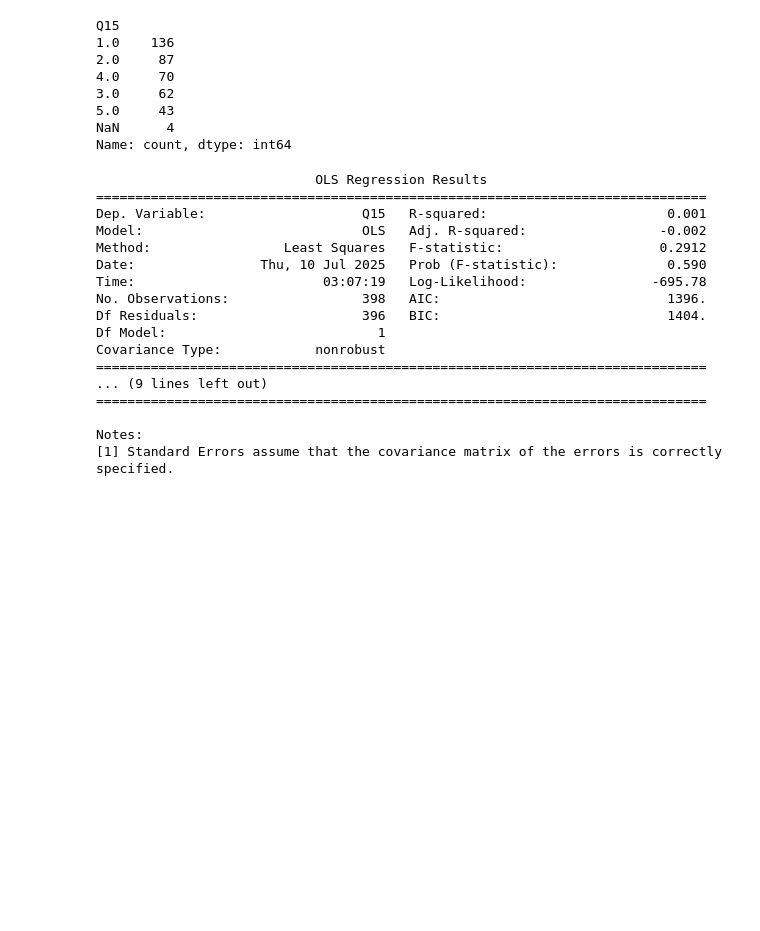
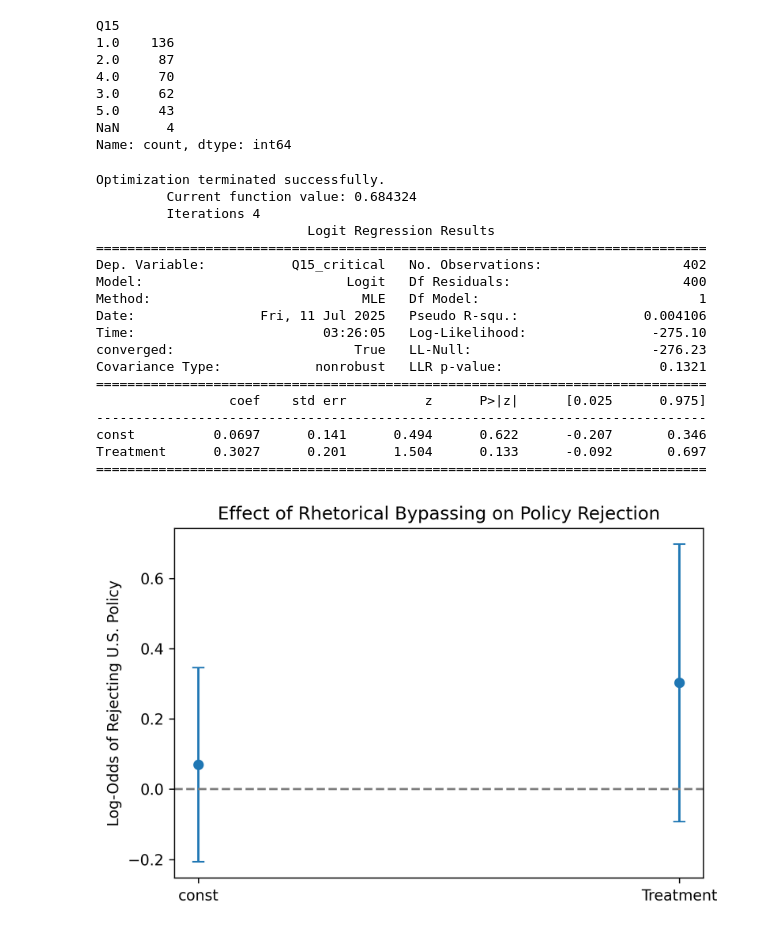
Before and after one commit to lmsobhani/Thesis, a Jupyter notebook: SurveyAnalysisJupyter.ipynb, the cells around one changed output. Drawn from its saved outputs; the diff is of its cells as text; code cells hidden in the pictures; blank space fills up the shorter version.

Commit message:
Q8-15 coefficient plots in progress

```diff
--- a/SurveyAnalysisJupyter.ipynb
+++ b/SurveyAnalysisJupyter.ipynb
@@ -62,3 +62,5 @@ df[['Q5','Q6', 'Q7','Q9','Q10','Q11','Q12']]=df[['Q5','Q6', 'Q7','Q9','Q10','Q11
 df[['Q13','Q14']]=df[['Q13','Q14']].applymap(affect_map.get)
 df['Q15']=df['Q15'].map(six_pt_map)
 df['Q8']=df['Q8'].map(country_map)
+
+df['Q15_critical'] = df['Q15'].apply(lambda x: 1 if x in [1, 2] else 0)
@@ -94,15 +76,3 @@ df.iloc[:, 4:].drop(columns=['FL_22_DO']).describe()
 | 50% | 3.000000 | 4.000000 | 5.000000 | 3.000000 | 2.000000 | 3.000000 | 4.000000 | 4.000000 | 5.000000 | 4.000000 | 2.000000 | ... |
 | 75% | 4.000000 | 5.000000 | 5.000000 | 4.750000 | 2.000000 | 4.000000 | 5.000000 | 5.000000 | 5.000000 | 4.000000 | 3.000000 | ... |
 | max | 5.000000 | 5.000000 | 5.000000 | 5.000000 | 2.000000 | 5.000000 | 5.000000 | 5.000000 | 5.000000 | 5.000000 | 4.000000 | ... |
-# %%
-#Independent variables
-
-#Create new column called "Treatment"
-df['Treatment'] = (df['FL_22_DO'] == 'FL_24').astype(int)
-
-df_clean = df[['Treatment','Q15']].dropna()
-
-X = sm.add_constant(df['Treatment'])
-y = df['Q15'] # Q15 Based on the article you read, how much do you support the U.S. government's data policy?
-model = sm.OLS(y, X).fit()
-print(model.summary())
@@ -143,27 +95,48 @@ Q15
 5.0     43
 NaN      4
 Name: count, dtype: int64
+# %%
+df['Treatment'] = (df['FL_22_DO'] == 'FL_24').astype(int)
+df['Q15_critical'] = df['Q15'].apply(lambda x: 1 if x in [1, 2] else 0)
 # %%
-df_clean = df[['Treatment', 'Q15']].dropna()
+df_clean = df[['Treatment', 'Q15_critical']].dropna()
 X = sm.add_constant(df_clean[['Treatment']])
-y = df_clean['Q15']
-model = sm.OLS(y, X).fit()
+y = df_clean['Q15_critical']
+model = sm.Logit(y, X).fit()
 print(model.summary())
 # %% [output]
-                            OLS Regression Results
+Optimization terminated successfully.
+         Current function value: 0.684324
+         Iterations 4
+                           Logit Regression Results
 ==============================================================================
-Dep. Variable:                    Q15   R-squared:                       0.001
-Model:                            OLS   Adj. R-squared:                 -0.002
-Method:                 Least Squares   F-statistic:                    0.2912
-Date:                Thu, 10 Jul 2025   Prob (F-statistic):              0.590
-Time:                        03:07:19   Log-Likelihood:                -695.78
-No. Observations:                 398   AIC:                             1396.
-Df Residuals:                     396   BIC:                             1404.
-Df Model:                           1
-Covariance Type:            nonrobust
+Dep. Variable:           Q15_critical   No. Observations:                  402
+Model:                          Logit   Df Residuals:                      400
+Method:                           MLE   Df Model:                            1
+Date:                Fri, 11 Jul 2025   Pseudo R-squ.:                0.004106
+Time:                        03:26:05   Log-Likelihood:                -275.10
+converged:                       True   LL-Null:                       -276.23
+Covariance Type:            nonrobust   LLR p-value:                    0.1321
 ==============================================================================
-... (9 lines left out)
+                 coef    std err          z      P>|z|      [0.025      0.975]
+------------------------------------------------------------------------------
+const          0.0697      0.141      0.494      0.622      -0.207       0.346
+Treatment      0.3027      0.201      1.504      0.133      -0.092       0.697
 ==============================================================================
-
-Notes:
-[1] Standard Errors assume that the covariance matrix of the errors is correctly specified.
+# %%
+# Extract coefficient and CI
+coef = model.params
+conf = model.conf_int()
+errors = (conf[1] - conf[0]) / 2
+
+# Plot
+plt.figure(figsize=(6, 4), dpi=300)
+plt.errorbar(coef.index, coef.values, yerr=errors.values, fmt='o', capsize=4)
+plt.axhline(0, color='grey', linestyle='--')
+plt.title("Effect of Rhetorical Bypassing on Policy Rejection")
+plt.ylabel("Log-Odds of Rejecting U.S. Policy")
+plt.xticks(rotation=0)
+plt.tight_layout()
+plt.show()
+# %% [output]
+[figure, added]
```
Also changed, not shown: parts of 10 cells of this notebook.
